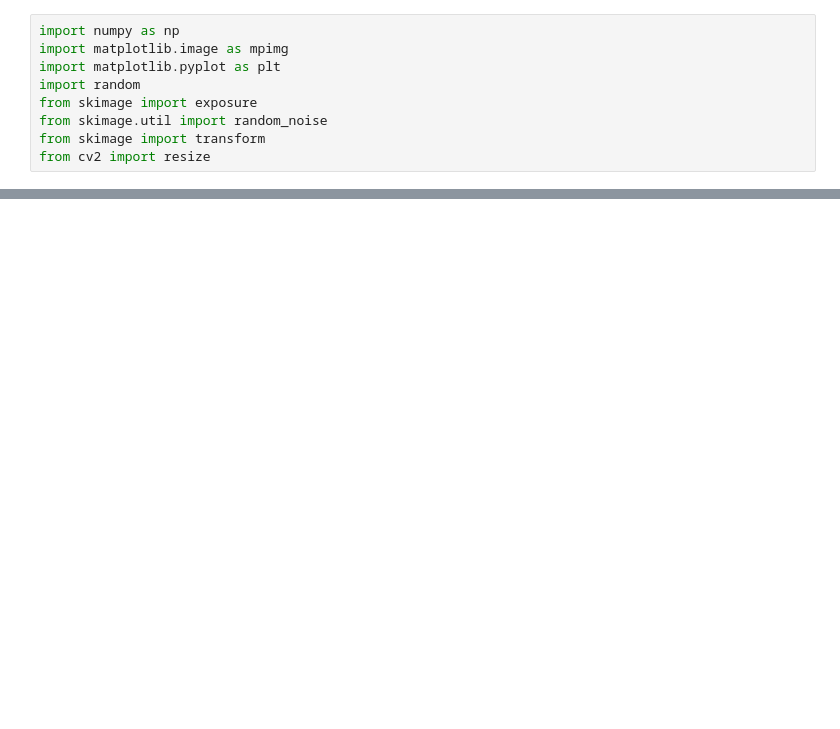
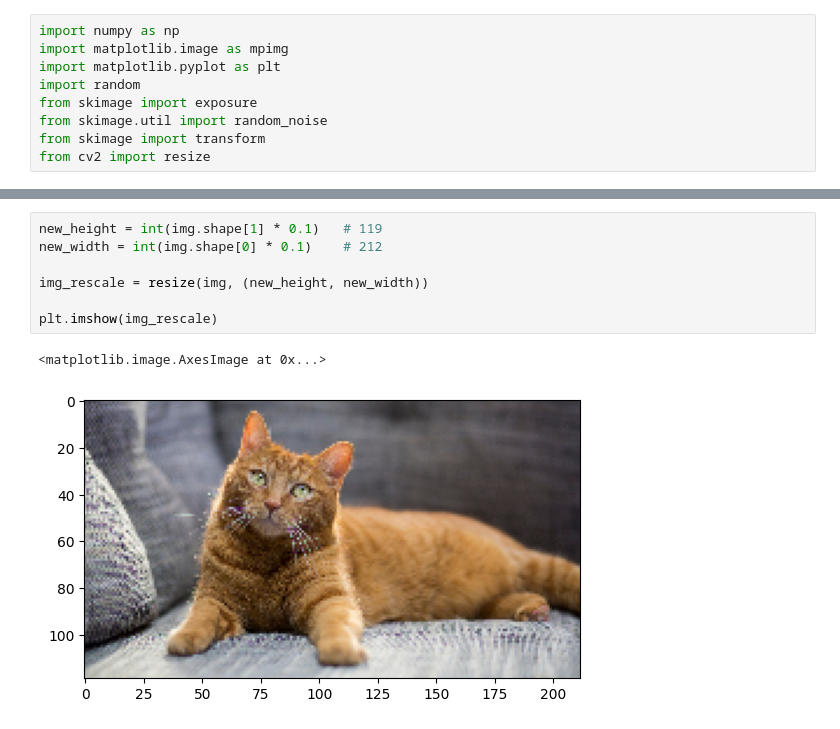
Before and after one commit to srsimonson/deep-learning, a Jupyter notebook: cnn/image_augmentation.ipynb, the cells around one changed output, grey strips where cells are left out. Drawn from its saved outputs; the diff is of its cells as text; blank space fills up the shorter version.

```diff
--- a/cnn/image_augmentation.ipynb
+++ b/cnn/image_augmentation.ipynb
@@ -33,0 +31,10 @@ from cv2 import resize
+# %%
+new_height = int(img.shape[1] * 0.1)   # 119
+new_width = int(img.shape[0] * 0.1)    # 212
+
+img_rescale = resize(img, (new_height, new_width))
+
+plt.imshow(img_rescale)
+# %% [output]
+<matplotlib.image.AxesImage at 0x...>
+[figure, added]
```
Also changed, not shown: parts of 18 cells of this notebook.
